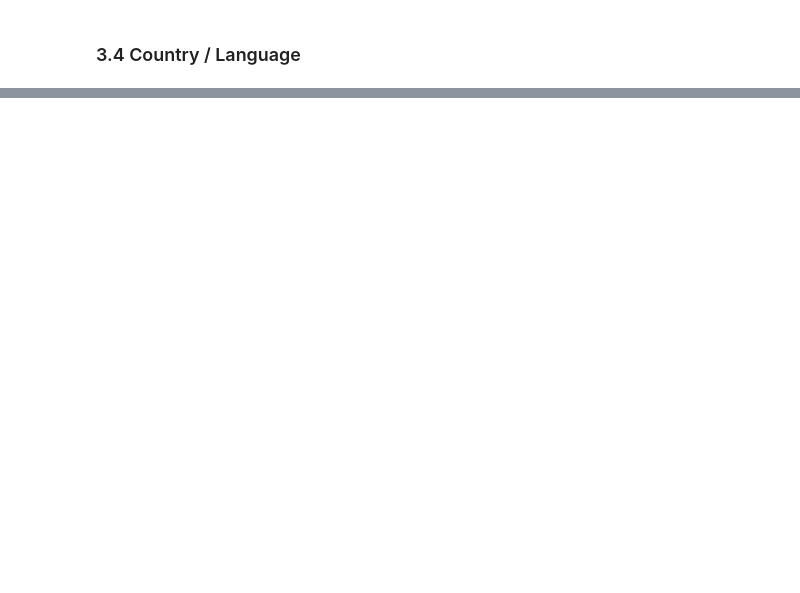
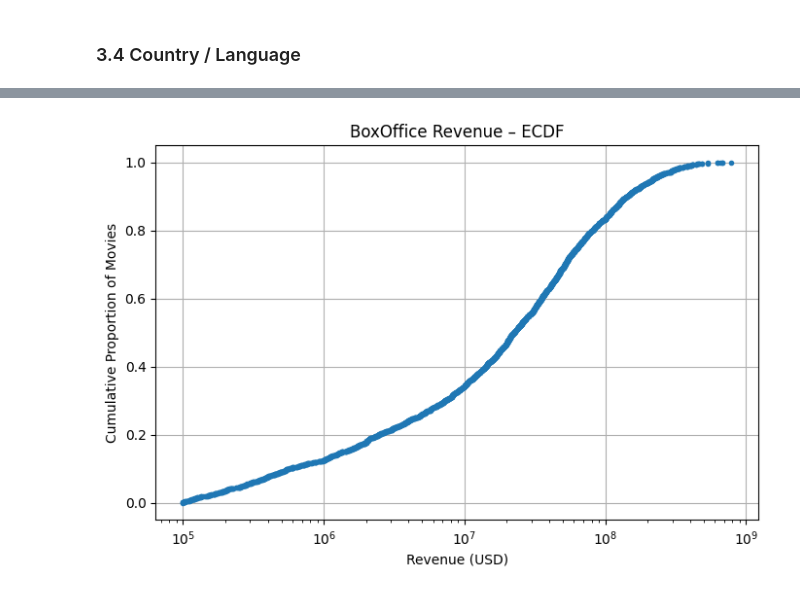
Before and after one commit to CU-S25-MSDSSB-DSCI-01-DataScienceLab/Movie-Project, a Jupyter notebook: jupyter notebooks/2_EDA.ipynb, the cells around one changed output, grey strips where cells are left out. Drawn from its saved outputs; the diff is of its cells as text; code cells hidden in the pictures; blank space fills up the shorter version.

```diff
--- a/jupyter notebooks/2_EDA.ipynb
+++ b/jupyter notebooks/2_EDA.ipynb
@@ -206,0 +224,15 @@ plt.show()
+# %%
+from statsmodels.distributions.empirical_distribution import ECDF
+
+ecdf = ECDF(filtered_df["BoxOffice"])
+
+plt.figure(figsize=(8, 5))
+plt.plot(ecdf.x, ecdf.y, marker='.', linestyle='none')
+plt.xscale("log")
+plt.title("BoxOffice Revenue – ECDF")
+plt.xlabel("Revenue (USD)")
+plt.ylabel("Cumulative Proportion of Movies")
+plt.grid(True)
+plt.show()
+# %% [output]
+[figure, added]
```
Also changed, not shown: parts of 13 cells of this notebook, 3 other files.
